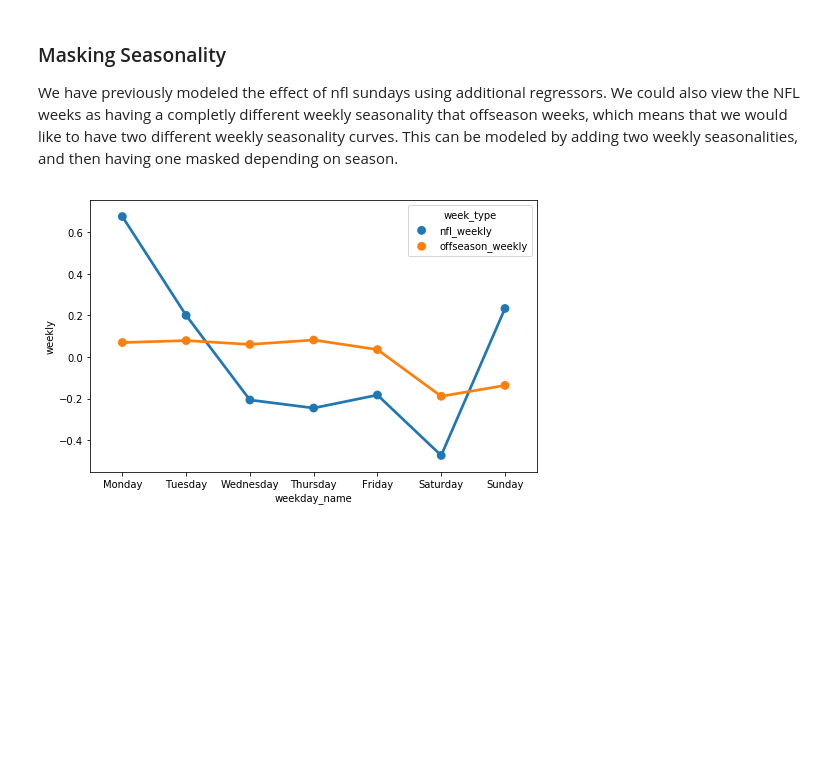
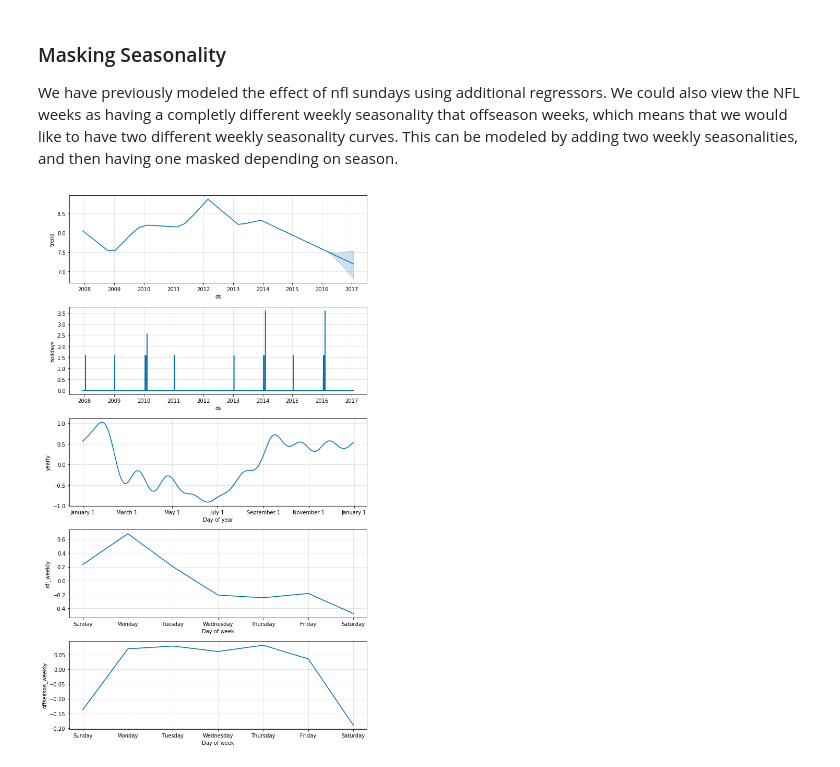
Before and after one commit to facebook/prophet, a Jupyter notebook: notebooks/masked_seasonality.ipynb, the cells around one changed output. Cells and saved outputs as stored; diff of their text form; code cells hidden in the pictures; blank space fills up the shorter version.

Commit message:
Added conditional seasonality tests and fixed plotting it

```diff
--- a/notebooks/masked_seasonality.ipynb
+++ b/notebooks/masked_seasonality.ipynb
@@ -32,8 +32,10 @@ holidays = pd.concat((playoffs, superbowls))
 We have previously modeled the effect of nfl sundays using additional regressors. We could also view the NFL weeks as having a completly different weekly seasonality that offseason weeks, which means that we would like to have two different weekly seasonality curves. This can be modeled by adding two weekly seasonalities, and then having one masked depending on season.
 # %%
 m = Prophet(holidays=holidays, weekly_seasonality=False)
-m.add_seasonality('nfl_weekly', period=7, fourier_order=3, condition_name='has_nfl_weekly')
-m.add_seasonality('offseason_weekly', period=7, fourier_order=3, condition_name='has_offseason_weekly')
+m.add_seasonality('nfl_weekly', period=7,
+                  fourier_order=3, condition_name='has_nfl_weekly')
+m.add_seasonality('offseason_weekly', period=7,
+                  fourier_order=3, condition_name='has_offseason_weekly')
 
 df['has_nfl_weekly'] = (df['ds'].dt.month > 8) | (df['ds'].dt.month < 2)
 df['has_offseason_weekly'] = ~df['has_nfl_weekly']
@@ -43,14 +45,7 @@ future = m.make_future_dataframe(periods=366)
 future['has_nfl_weekly'] = (future['ds'].dt.month > 8) | (future['ds'].dt.month < 2)
 future['has_offseason_weekly'] = ~future['has_nfl_weekly']
 forecast = m.predict(future)
-# %%
-import seaborn as sns
-from matplotlib.ticker import PercentFormatter
-forecast['weekday_name'] = forecast['ds'].dt.weekday_name
-plot_df = forecast.melt(id_vars='weekday_name', value_vars=['nfl_weekly', 'offseason_weekly'],
-                        value_name='weekly', var_name='week_type')
-plot_df = plot_df[plot_df.weekly != 0]
-sns.pointplot(x='weekday_name', y='weekly', hue = 'week_type', data=plot_df)
-plt.gcf().set_size_inches(8,5)
-# %% [output]
-[figure, removed]
+# %%
+fig = m.plot_components(forecast)
+# %% [output]
+[figure, added]
```
Also changed, not shown: 3 other files.
